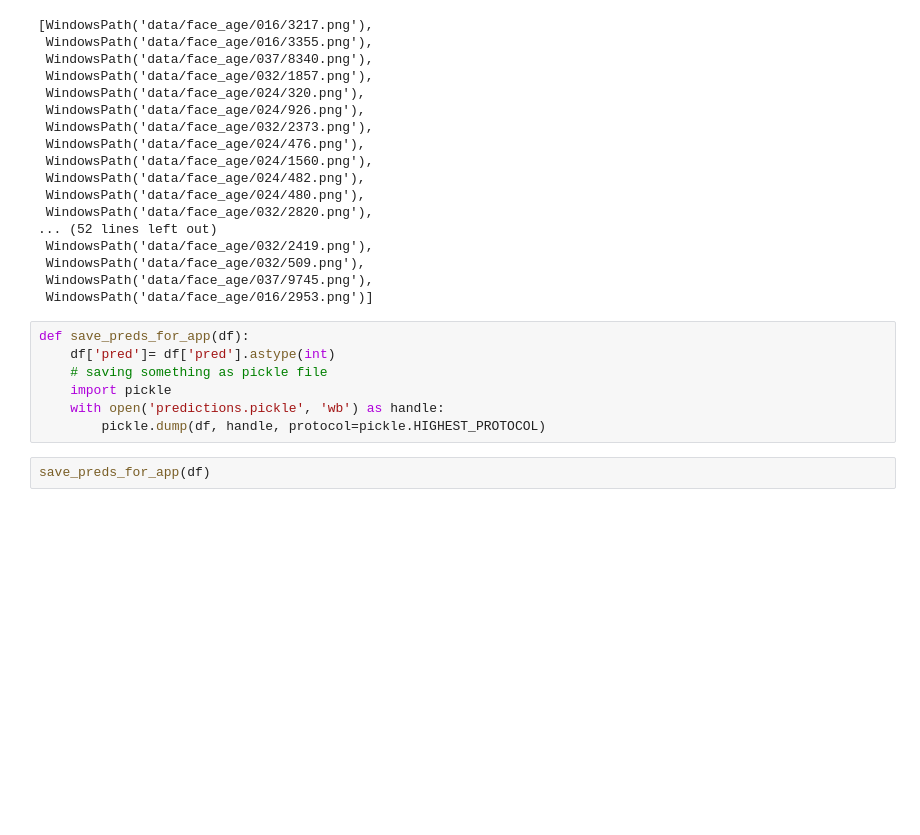
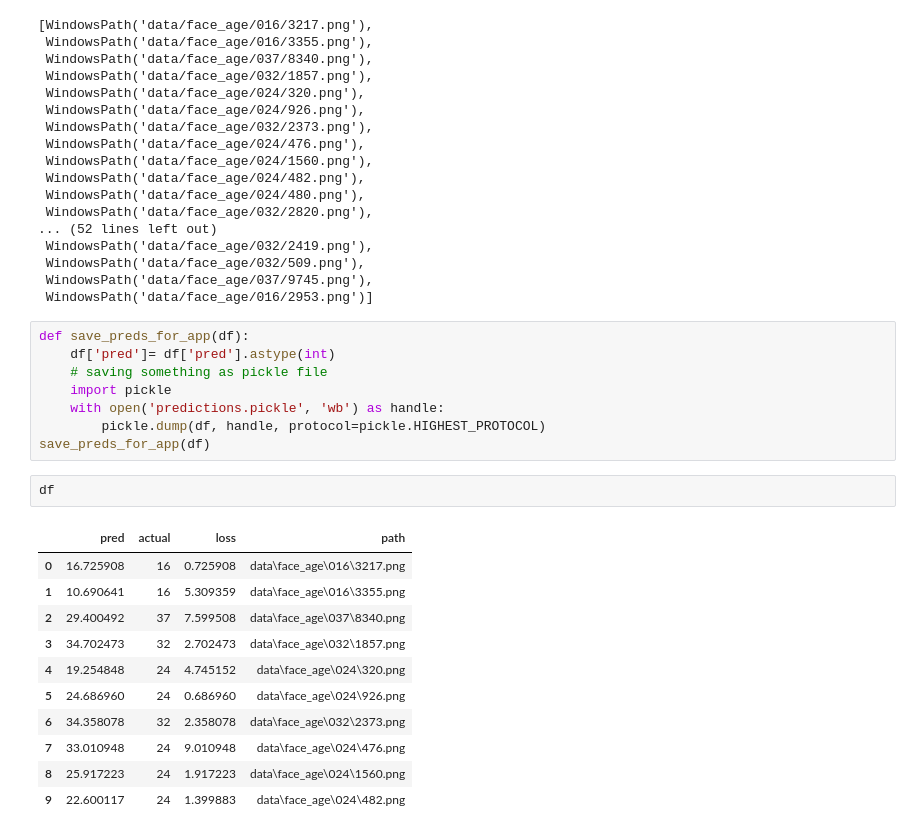
Before and after one commit to jvanelteren/age_prediction, a Jupyter notebook: age_pure_pytorch.ipynb, the cells around one changed output. Drawn from its saved outputs; the diff is of its cells as text; blank space fills up the shorter version.

```diff
--- a/age_pure_pytorch.ipynb
+++ b/age_pure_pytorch.ipynb
@@ -417,5 +418,18 @@ def save_preds_for_app(df):
     import pickle
     with open('predictions.pickle', 'wb') as handle:
         pickle.dump(df, handle, protocol=pickle.HIGHEST_PROTOCOL)
+save_preds_for_app(df)
-# %%
-save_preds_for_app(df)
+# %%
+df
+# %% [output]
+|  | pred | actual | loss | path |
+| 0 | 16.725908 | 16 | 0.725908 | data\face_age\016\3217.png |
+| 1 | 10.690641 | 16 | 5.309359 | data\face_age\016\3355.png |
+| 2 | 29.400492 | 37 | 7.599508 | data\face_age\037\8340.png |
+| 3 | 34.702473 | 32 | 2.702473 | data\face_age\032\1857.png |
+| 4 | 19.254848 | 24 | 4.745152 | data\face_age\024\320.png |
+| 5 | 24.686960 | 24 | 0.686960 | data\face_age\024\926.png |
+| 6 | 34.358078 | 32 | 2.358078 | data\face_age\032\2373.png |
+| 7 | 33.010948 | 24 | 9.010948 | data\face_age\024\476.png |
+| 8 | 25.917223 | 24 | 1.917223 | data\face_age\024\1560.png |
+| 9 | 22.600117 | 24 | 1.399883 | data\face_age\024\482.png |
```
Also changed, not shown: parts of 3 cells of this notebook, 5 other files.
